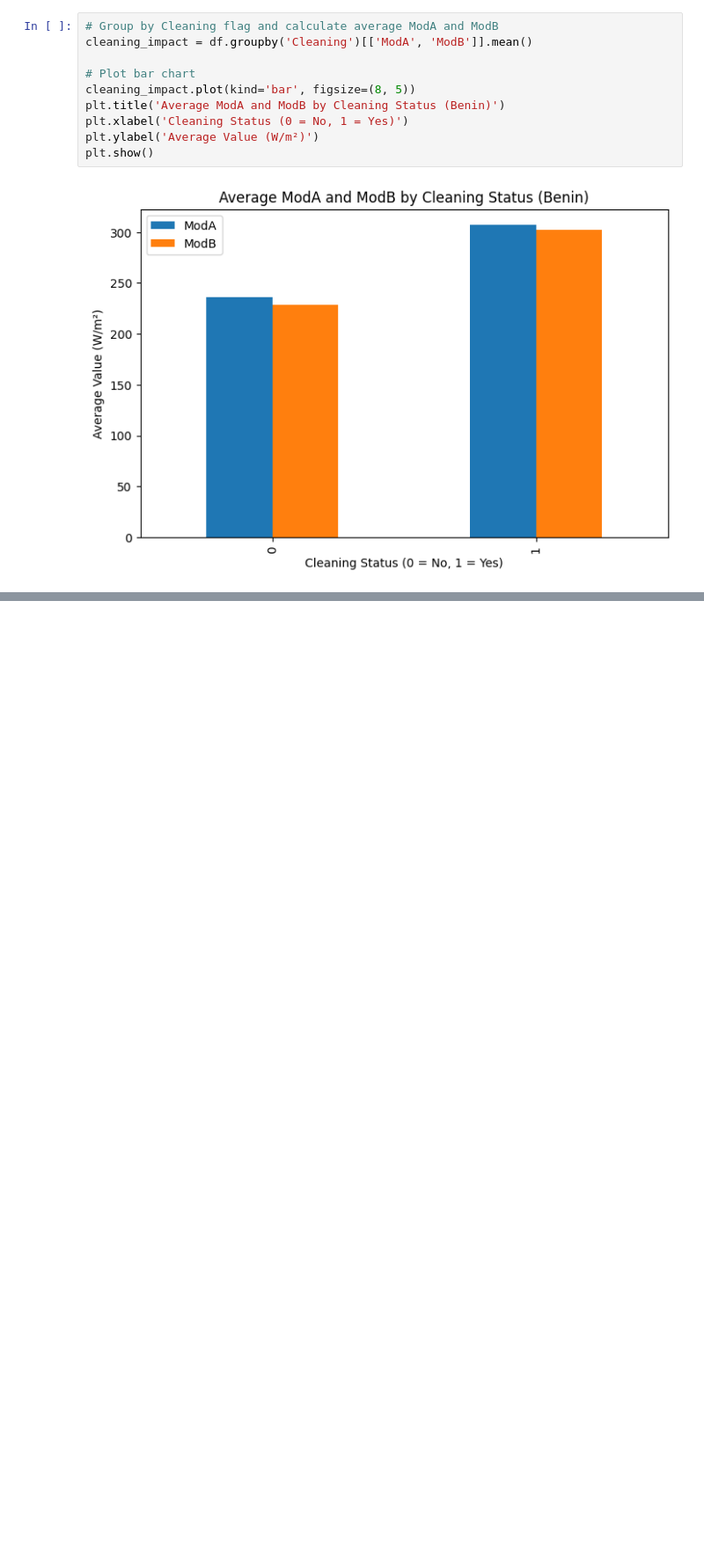
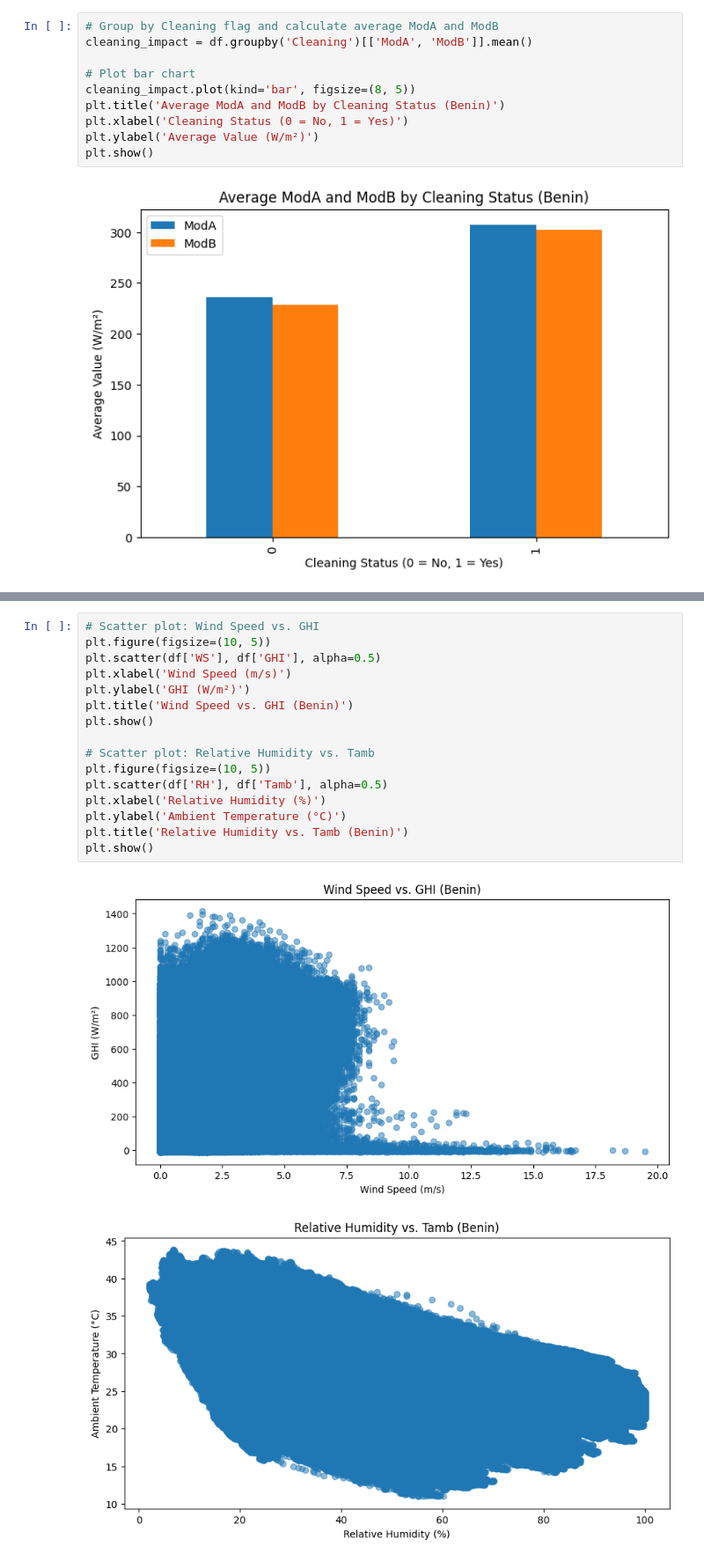
Before and after one commit to FasikaBelayneh/solar-challenge-week1, a Jupyter notebook: notebooks/benin_eda.ipynb, the cells around one changed output, grey strips where cells are left out. Shown: that part at 88% size. Saved outputs shown, nothing was run; the diff lists cells and outputs as text; blank space fills up the shorter version.

```diff
--- a/notebooks/benin_eda.ipynb
+++ b/notebooks/benin_eda.ipynb
@@ -179,0 +191,19 @@ plt.show()
+# %%
+# Scatter plot: Wind Speed vs. GHI
+plt.figure(figsize=(10, 5))
+plt.scatter(df['WS'], df['GHI'], alpha=0.5)
+plt.xlabel('Wind Speed (m/s)')
+plt.ylabel('GHI (W/m²)')
+plt.title('Wind Speed vs. GHI (Benin)')
+plt.show()
+
+# Scatter plot: Relative Humidity vs. Tamb
+plt.figure(figsize=(10, 5))
+plt.scatter(df['RH'], df['Tamb'], alpha=0.5)
+plt.xlabel('Relative Humidity (%)')
+plt.ylabel('Ambient Temperature (°C)')
+plt.title('Relative Humidity vs. Tamb (Benin)')
+plt.show()
+# %% [output]
+[figure, added]
+[figure, added]
```
Also changed, not shown: parts of 1 cell of this notebook.
